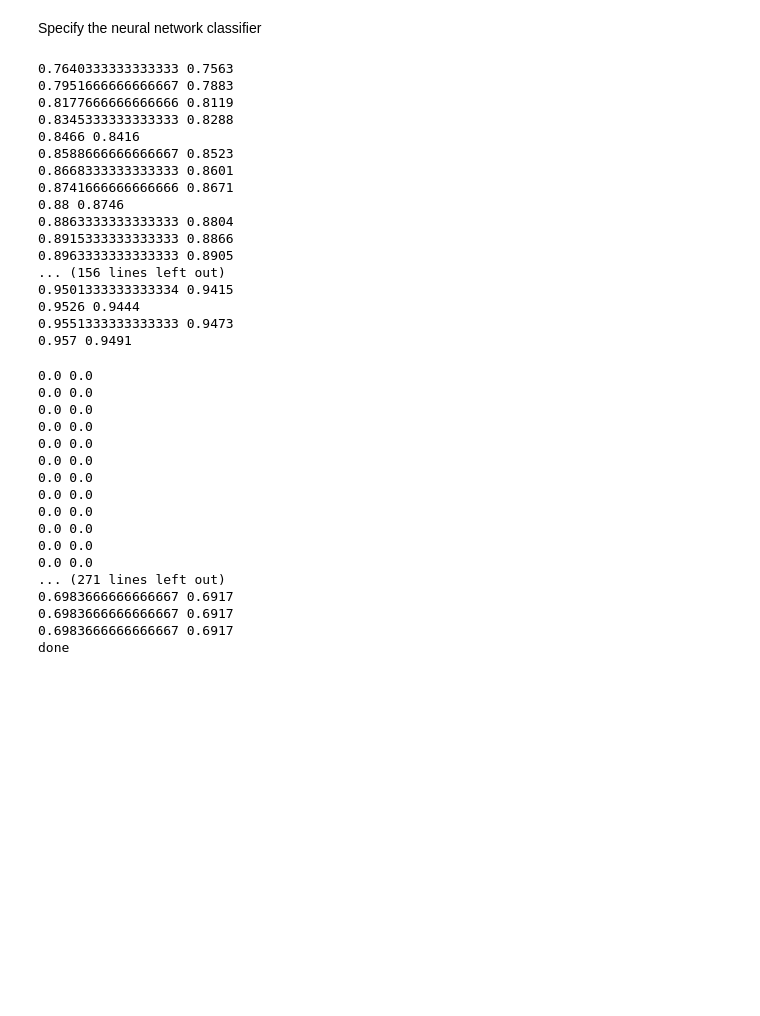
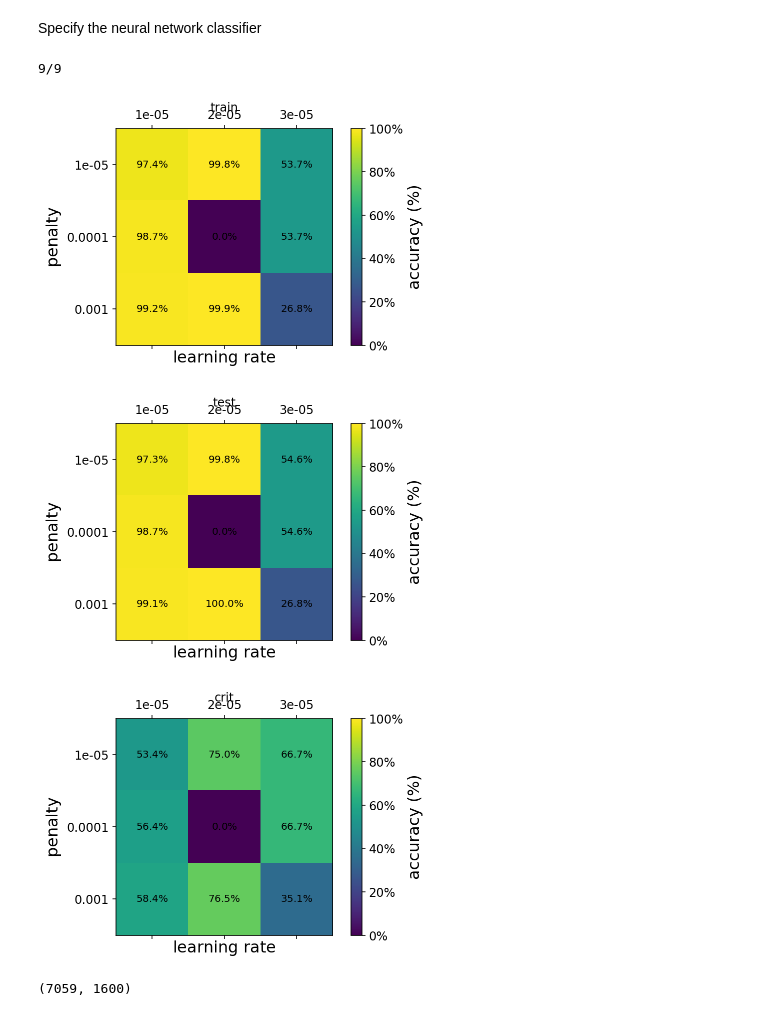
Before and after one commit to Anduron/FYS-STK4155-Project2, a Jupyter notebook: notebooks/nn_ising.ipynb, the cells around one changed output. Saved outputs shown, nothing was run; the diff lists cells and outputs as text; code cells hidden in the pictures; blank space fills up the shorter version.

```diff
--- a/notebooks/nn_ising.ipynb
+++ b/notebooks/nn_ising.ipynb
@@ -91,9 +91,9 @@ def grid_search_nn(learning_rate, penalty, layers, activ_func, cost,
             models.append(NeuralNetwork(layers, activ_func, cost))
             models[-1].train(X_train, y_train, X_val, y_val, lr, p, batch_size, epochs, accuracy)
 
-            if count % (tot_steps / 100) == 0:
-                sys.stdout.write("\r" + "%d \%" % (100 * count / tot_steps))
-                sys.stdout.flush()
+
+            sys.stdout.write("\r" + "%d/%d"%(count, tot_steps))
+            sys.stdout.flush()
 
     return models
 # %% [markdown]
@@ -316,58 +317,38 @@ np.random.seed(42)
 models = grid_search_nn(learning_rate, penalty, layers, activ_func, cost, 100, 50,
                         X_train, y_train, X_val, y_val, accuracy)
 # %% [output]
-0.7640333333333333 0.7563
-0.7951666666666667 0.7883
-0.8177666666666666 0.8119
-0.8345333333333333 0.8288
-0.8466 0.8416
-0.8588666666666667 0.8523
-0.8668333333333333 0.8601
-0.8741666666666666 0.8671
-0.88 0.8746
-0.8863333333333333 0.8804
-0.8915333333333333 0.8866
-0.8963333333333333 0.8905
-... (156 lines left out)
-0.9501333333333334 0.9415
-0.9526 0.9444
-0.9551333333333333 0.9473
-0.957 0.9491
+9/9
-0.0 0.0
-0.0 0.0
-0.0 0.0
-0.0 0.0
-0.0 0.0
-0.0 0.0
-0.0 0.0
-0.0 0.0
-0.0 0.0
-0.0 0.0
-0.0 0.0
-0.0 0.0
-... (271 lines left out)
-0.6983666666666667 0.6917
-0.6983666666666667 0.6917
-0.6983666666666667 0.6917
-done
 # %%
 acc_train = []
 acc_test = []
 acc_crit = []
 for i in range(len(models)):
     y_pred = models[i].predict(X_train)[:,0]
     acc_train.append(accuracy(y_train, y_pred))
 
     y_pred = models[i].predict(X_test)[:,0]
     acc_test.append(accuracy(y_test, y_pred))
 
     y_pred = models[i].predict(X_critical)[:,0]
-    acc_crit.append(accuracy(y_test, y_pred))
+    acc_crit.append(accuracy(y_critical, y_pred))
 
 acc_train = np.array(acc_train).reshape((3,3))
 acc_test = np.array(acc_test).reshape((3,3))
 acc_crit = np.array(acc_crit).reshape((3,3))
 
 plot_data(learning_rate, penalty, acc_train, title = "train")
 plot_data(learning_rate, penalty, acc_test, title = "test")
 plot_data(learning_rate, penalty, acc_crit, title = "crit")
+# %% [output]
+[figure, added]
+[figure, added]
+[figure, added]
+# %%
+best_model = models[np.argmax(acc_crit)]
+
+y_pred = np.round(best_model.predict(X_critical))[:,0]
+
+wrong_pred = X_critical[(y_critical != y_pred)]
+wrong_pred.shape
+# %% [output]
+(7059, 1600)
```
Also changed, not shown: parts of 17 cells of this notebook, 1 other file.
